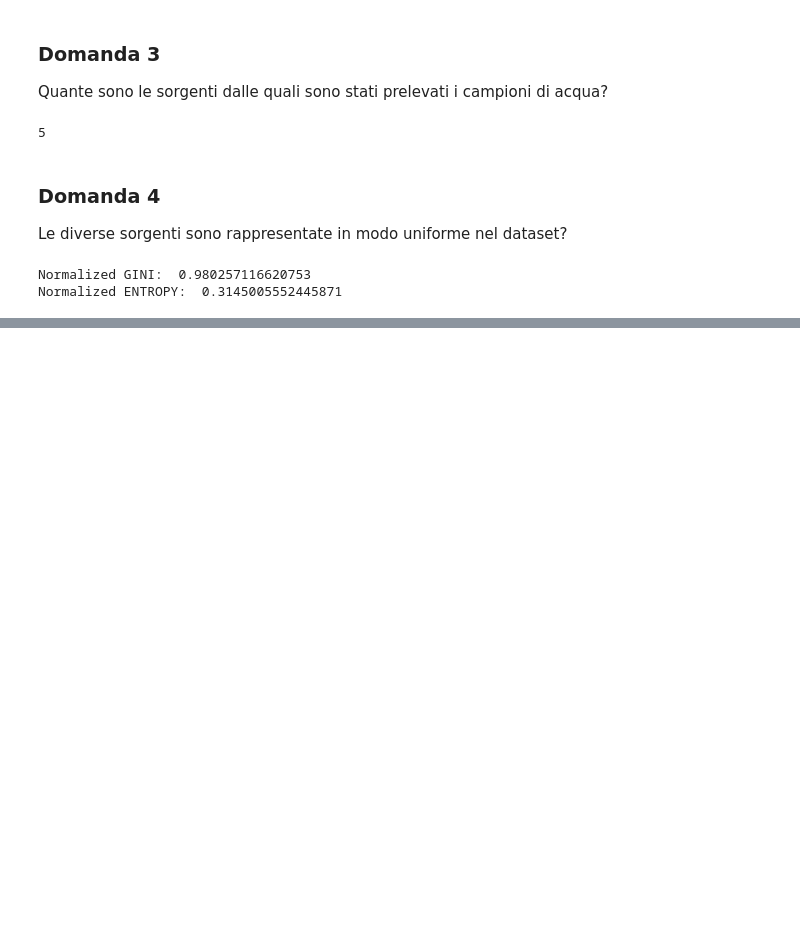
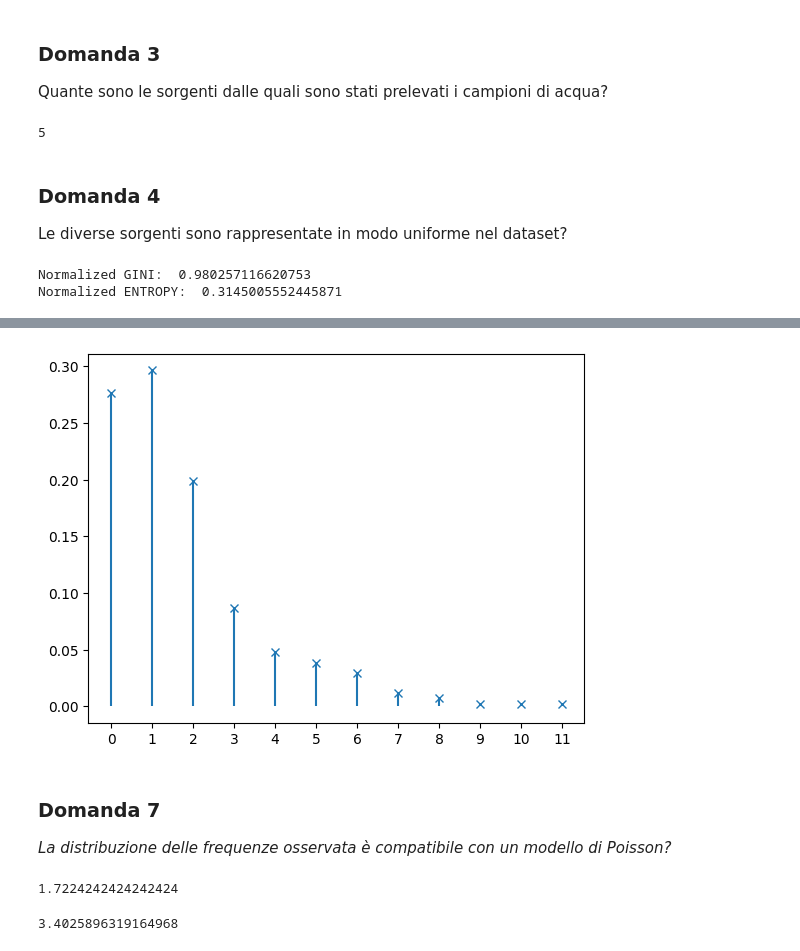
Before and after one commit to FriendlyWizard23/StatisticaL31, a Jupyter notebook: JUPYTER/TEMI D'ESAME/SOLUZIONI_MIE/ESERCITAZIONE/Esercitazione.ipynb, the cells around one changed output, grey strips where cells are left out. Drawn from its saved outputs; the diff is of its cells as text; code cells hidden in the pictures; blank space fills up the shorter version.

```diff
--- a/JUPYTER/TEMI D'ESAME/SOLUZIONI_MIE/ESERCITAZIONE/Esercitazione.ipynb
+++ b/JUPYTER/TEMI D'ESAME/SOLUZIONI_MIE/ESERCITAZIONE/Esercitazione.ipynb
@@ -131,0 +164,19 @@ Normalized ENTROPY:  0.3145005552445871
+# %%
+x = np.arange(0, max(ct_oro_rel.index) + 1, 1)
+plt.vlines(ct_oro_rel.index,0,ct_oro_rel.values)
+plt.plot(ct_oro_rel.index,ct_oro_rel.values,'x')
+plt.xticks(x)
+plt.show()
+# %% [output]
+[figure, added]
+# %% [markdown]
+### Domanda 7
+_La distribuzione delle frequenze osservata è compatibile con un modello di Poisson?_
+# %%
+df['Oro'].mean()
+# %% [output]
+1.7224242424242424
+# %%
+df['Oro'].var()
+# %% [output]
+3.4025896319164968
```
Also changed, not shown: parts of 13 cells of this notebook, 2 other files.
